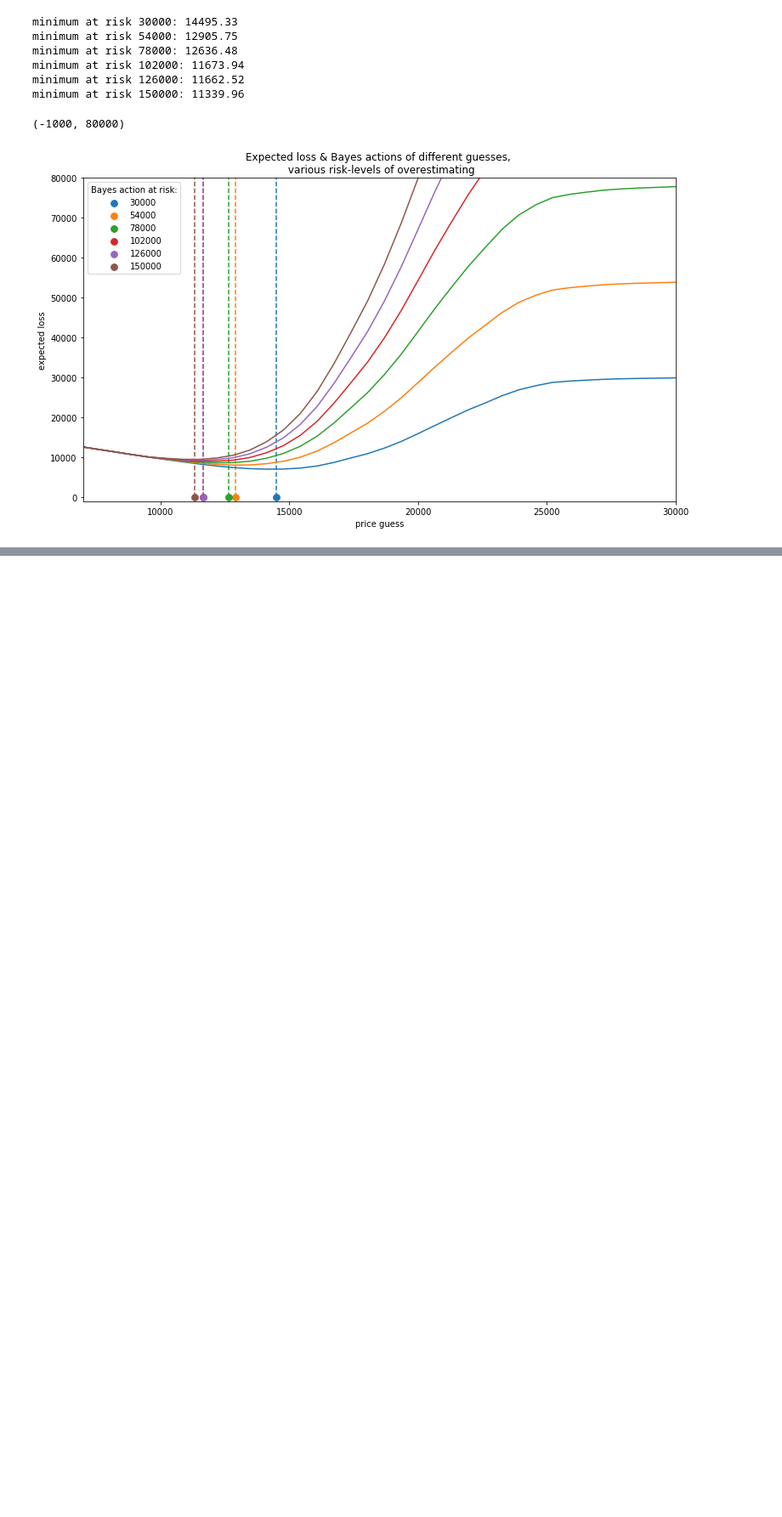
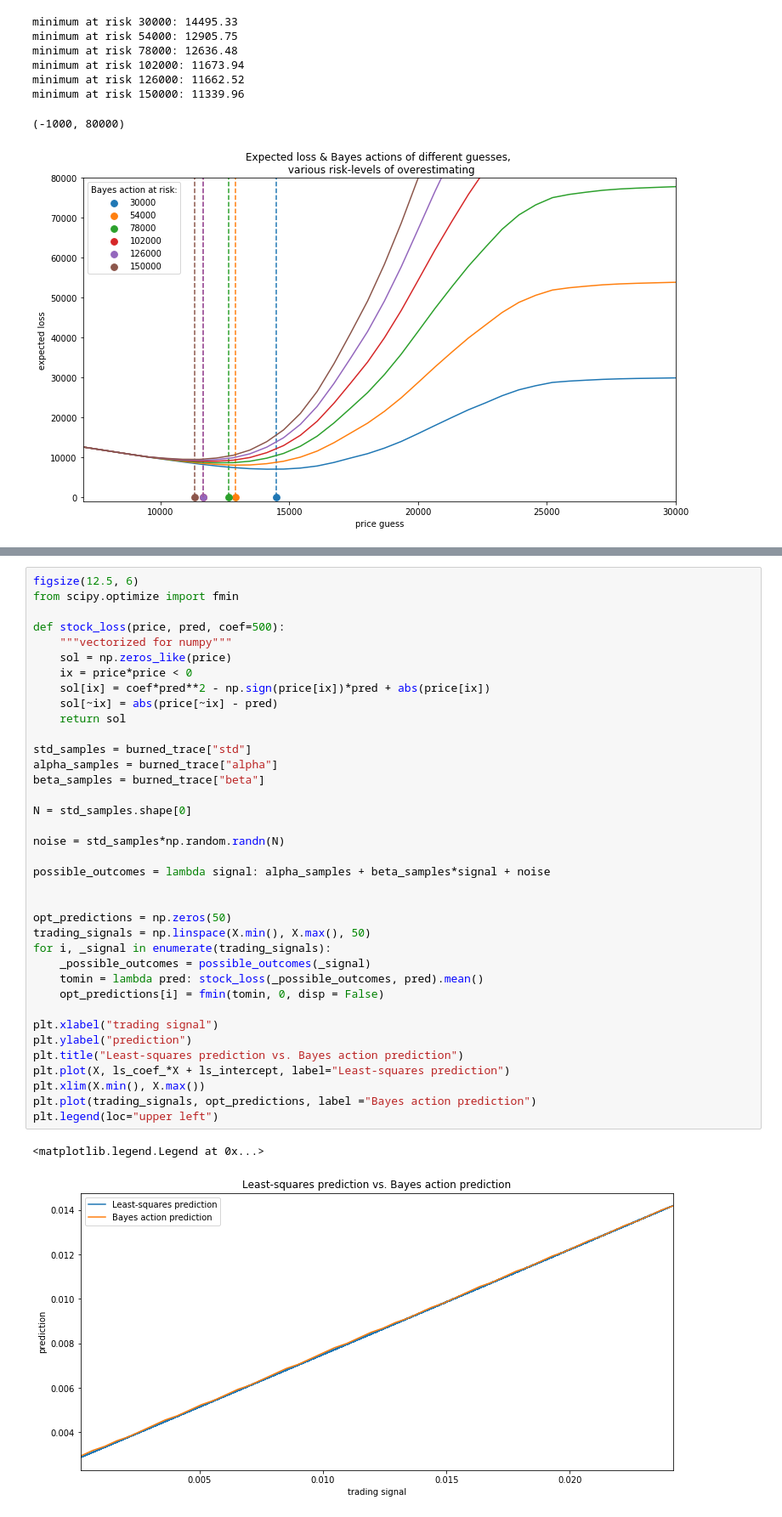
Before and after one commit to TanUkkii007/Probabilistic-Programming-and-Bayesian-Methods-for-Hackers, a Jupyter notebook: ch05/Ch5_LossFunctions_PyMC3.ipynb, the cells around one changed output, grey strips where cells are left out. Shown: that part at 85% size. Saved outputs shown, nothing was run; the diff lists cells and outputs as text; blank space fills up the shorter version.

```diff
--- a/ch05/Ch5_LossFunctions_PyMC3.ipynb
+++ b/ch05/Ch5_LossFunctions_PyMC3.ipynb
@@ -189,0 +259,40 @@ minimum at risk 150000: 11339.96
+# %%
+figsize(12.5, 6)
+from scipy.optimize import fmin
+
+def stock_loss(price, pred, coef=500):
+    """vectorized for numpy"""
+    sol = np.zeros_like(price)
+    ix = price*price < 0
+    sol[ix] = coef*pred**2 - np.sign(price[ix])*pred + abs(price[ix])
+    sol[~ix] = abs(price[~ix] - pred)
+    return sol
+
+std_samples = burned_trace["std"]
+alpha_samples = burned_trace["alpha"]
+beta_samples = burned_trace["beta"]
+
+N = std_samples.shape[0]
+
+noise = std_samples*np.random.randn(N)
+
+possible_outcomes = lambda signal: alpha_samples + beta_samples*signal + noise
+
+
+opt_predictions = np.zeros(50)
+trading_signals = np.linspace(X.min(), X.max(), 50)
+for i, _signal in enumerate(trading_signals):
+    _possible_outcomes = possible_outcomes(_signal)
+    tomin = lambda pred: stock_loss(_possible_outcomes, pred).mean()
+    opt_predictions[i] = fmin(tomin, 0, disp = False)
+
+plt.xlabel("trading signal")
+plt.ylabel("prediction")
+plt.title("Least-squares prediction vs. Bayes action prediction")
+plt.plot(X, ls_coef_*X + ls_intercept, label="Least-squares prediction")
+plt.xlim(X.min(), X.max())
+plt.plot(trading_signals, opt_predictions, label ="Bayes action prediction")
+plt.legend(loc="upper left")
+# %% [output]
+<matplotlib.legend.Legend at 0x...>
+[figure, added]
```
Also changed, not shown: parts of 4 cells of this notebook.
